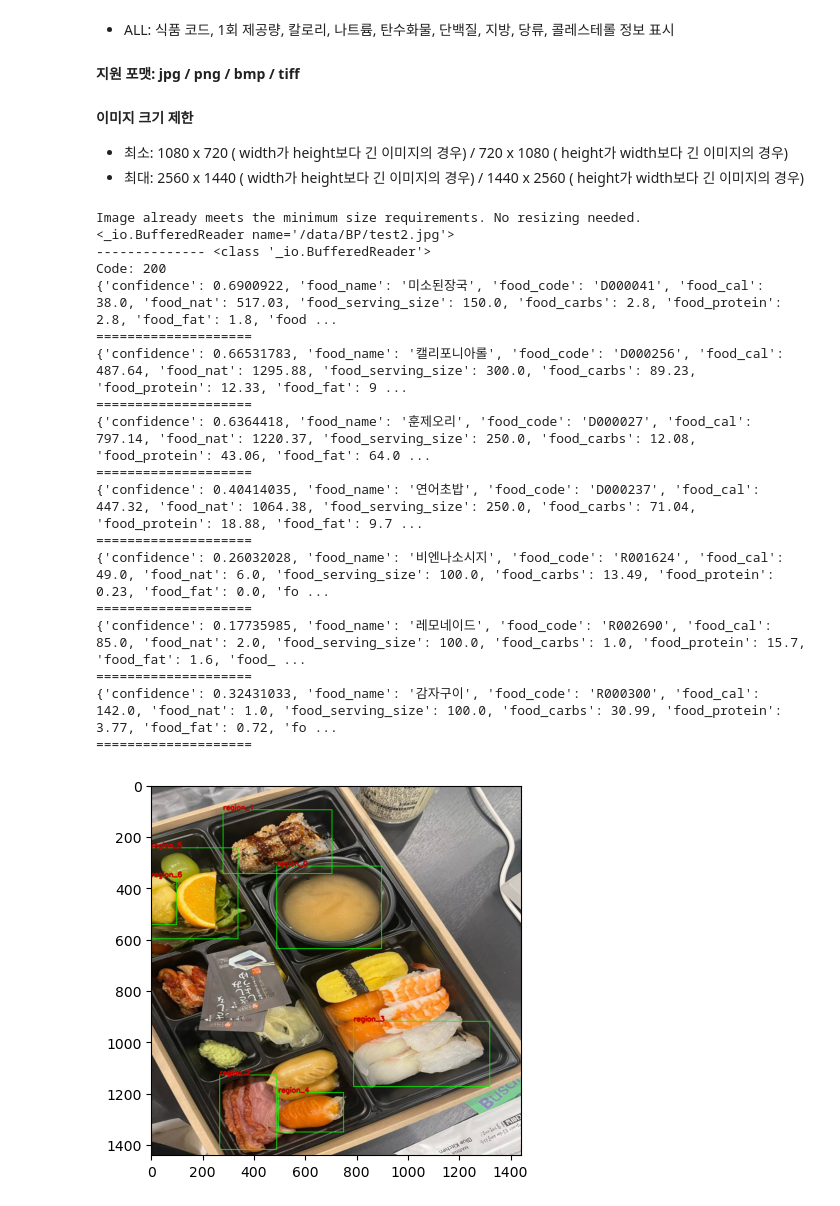
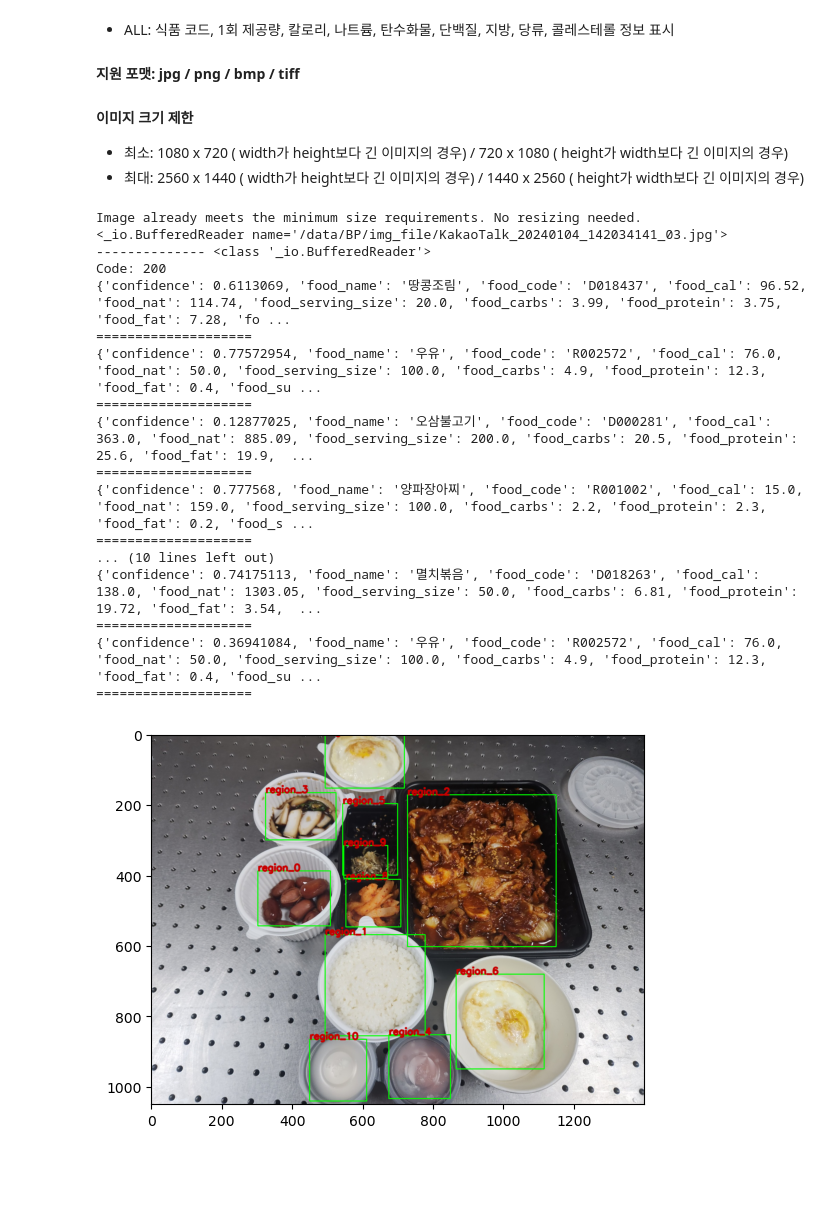
Before and after one commit to YongRokKim/BP, a Jupyter notebook: BP_Api_File/BP.ipynb, the cells around one changed output. Saved outputs shown, nothing was run; the diff lists cells and outputs as text; code cells hidden in the pictures; blank space fills up the shorter version.

```diff
--- a/BP_Api_File/BP.ipynb
+++ b/BP_Api_File/BP.ipynb
@@ -116,7 +116,7 @@ def get_secret(setting, secrets=secrets):
 client_id = get_secret("kt_client_id")
 client_secret = get_secret("kt_client_secret")
 
-img_path = "/data/BP/test2.jpg"
+img_path = "/data/BP/img_file/KakaoTalk_20240104_142034141_03.jpg"
 
 # HMAC 기반 signature 생성
 signature = hmac.new(
@@ -165,43 +165,42 @@ if response.ok:
         for point in data[0][region_num]['position']:
             if point['location_type'] == 'LEFT_TOP':
                 left_top = (int(point['x'].split('.')[0]), int(point['y'].split('.')[0]))
             else:
                 right_bottom = (int(point['x'].split('.')[0]), int(point['y'].split('.')[0]))
 
         point_list.append([left_top,right_bottom,region_num])
         print('='*20)
 else:
     print(f"Error: {response.status_code} - {response.text}")
 
 color = (0, 255, 0)       # 사각형의 색 (B, G, R)
 thickness = 2             # 사각형의 선 두께
 
 for point1,point2,food_name in point_list:
     cv2.rectangle(image, point1, point2, color, thickness)
     cv2.putText(image,food_name , point1, cv2.FONT_HERSHEY_SIMPLEX, 0.9, (0,0,200), 3, cv2.LINE_AA)
 
 plt.imshow(cv2.cvtColor(image, cv2.COLOR_BGR2RGB))
 plt.show()
 # %% [output]
 Image already meets the minimum size requirements. No resizing needed.
-<_io.BufferedReader name='/data/BP/test2.jpg'>
+<_io.BufferedReader name='/data/BP/img_file/KakaoTalk_20240104_142034141_03.jpg'>
 -------------- <class '_io.BufferedReader'>
 Code: 200
-{'confidence': 0.6900922, 'food_name': '미소된장국', 'food_code': 'D000041', 'food_cal': 38.0, 'food_nat': 517.03, 'food_serving_size': 150.0, 'food_carbs': 2.8, 'food_protein': 2.8, 'food_fat': 1.8, 'food ...
+{'confidence': 0.6113069, 'food_name': '땅콩조림', 'food_code': 'D018437', 'food_cal': 96.52, 'food_nat': 114.74, 'food_serving_size': 20.0, 'food_carbs': 3.99, 'food_protein': 3.75, 'food_fat': 7.28, 'fo ...
 ====================
-{'confidence': 0.66531783, 'food_name': '캘리포니아롤', 'food_code': 'D000256', 'food_cal': 487.64, 'food_nat': 1295.88, 'food_serving_size': 300.0, 'food_carbs': 89.23, 'food_protein': 12.33, 'food_fat': 9 ...
+{'confidence': 0.77572954, 'food_name': '우유', 'food_code': 'R002572', 'food_cal': 76.0, 'food_nat': 50.0, 'food_serving_size': 100.0, 'food_carbs': 4.9, 'food_protein': 12.3, 'food_fat': 0.4, 'food_su ...
 ====================
-{'confidence': 0.6364418, 'food_name': '훈제오리', 'food_code': 'D000027', 'food_cal': 797.14, 'food_nat': 1220.37, 'food_serving_size': 250.0, 'food_carbs': 12.08, 'food_protein': 43.06, 'food_fat': 64.0 ...
+{'confidence': 0.12877025, 'food_name': '오삼불고기', 'food_code': 'D000281', 'food_cal': 363.0, 'food_nat': 885.09, 'food_serving_size': 200.0, 'food_carbs': 20.5, 'food_protein': 25.6, 'food_fat': 19.9,  ...
 ====================
-{'confidence': 0.40414035, 'food_name': '연어초밥', 'food_code': 'D000237', 'food_cal': 447.32, 'food_nat': 1064.38, 'food_serving_size': 250.0, 'food_carbs': 71.04, 'food_protein': 18.88, 'food_fat': 9.7 ...
+{'confidence': 0.777568, 'food_name': '양파장아찌', 'food_code': 'R001002', 'food_cal': 15.0, 'food_nat': 159.0, 'food_serving_size': 100.0, 'food_carbs': 2.2, 'food_protein': 2.3, 'food_fat': 0.2, 'food_s ...
 ====================
-{'confidence': 0.26032028, 'food_name': '비엔나소시지', 'food_code': 'R001624', 'food_cal': 49.0, 'food_nat': 6.0, 'food_serving_size': 100.0, 'food_carbs': 13.49, 'food_protein': 0.23, 'food_fat': 0.0, 'fo ...
+... (10 lines left out)
+{'confidence': 0.74175113, 'food_name': '멸치볶음', 'food_code': 'D018263', 'food_cal': 138.0, 'food_nat': 1303.05, 'food_serving_size': 50.0, 'food_carbs': 6.81, 'food_protein': 19.72, 'food_fat': 3.54,  ...
 ====================
-{'confidence': 0.17735985, 'food_name': '레모네이드', 'food_code': 'R002690', 'food_cal': 85.0, 'food_nat': 2.0, 'food_serving_size': 100.0, 'food_carbs': 1.0, 'food_protein': 15.7, 'food_fat': 1.6, 'food_ ...
+{'confidence': 0.36941084, 'food_name': '우유', 'food_code': 'R002572', 'food_cal': 76.0, 'food_nat': 50.0, 'food_serving_size': 100.0, 'food_carbs': 4.9, 'food_protein': 12.3, 'food_fat': 0.4, 'food_su ...
 ====================
-{'confidence': 0.32431033, 'food_name': '감자구이', 'food_code': 'R000300', 'food_cal': 142.0, 'food_nat': 1.0, 'food_serving_size': 100.0, 'food_carbs': 30.99, 'food_protein': 3.77, 'food_fat': 0.72, 'fo ...
-====================
-[figure, old version]
+[figure, new version]
 # %%
 type(data)
 # %%
```
Also changed, not shown: 22 other files.
